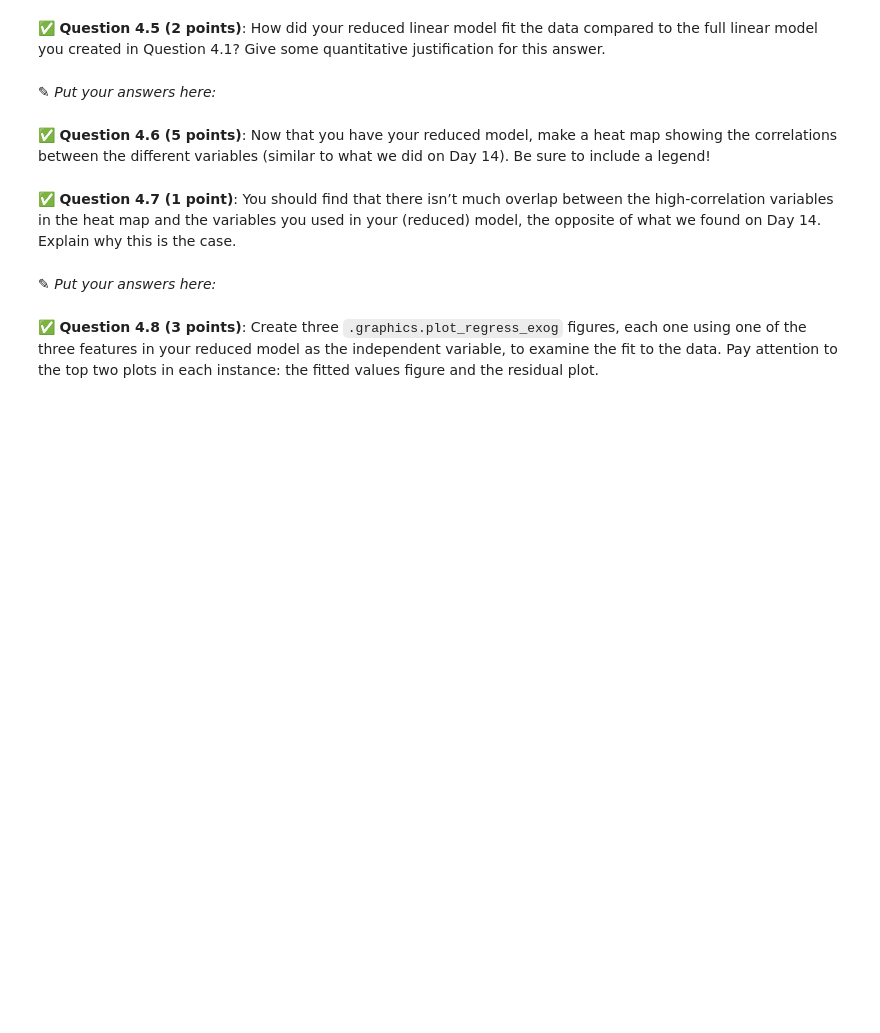
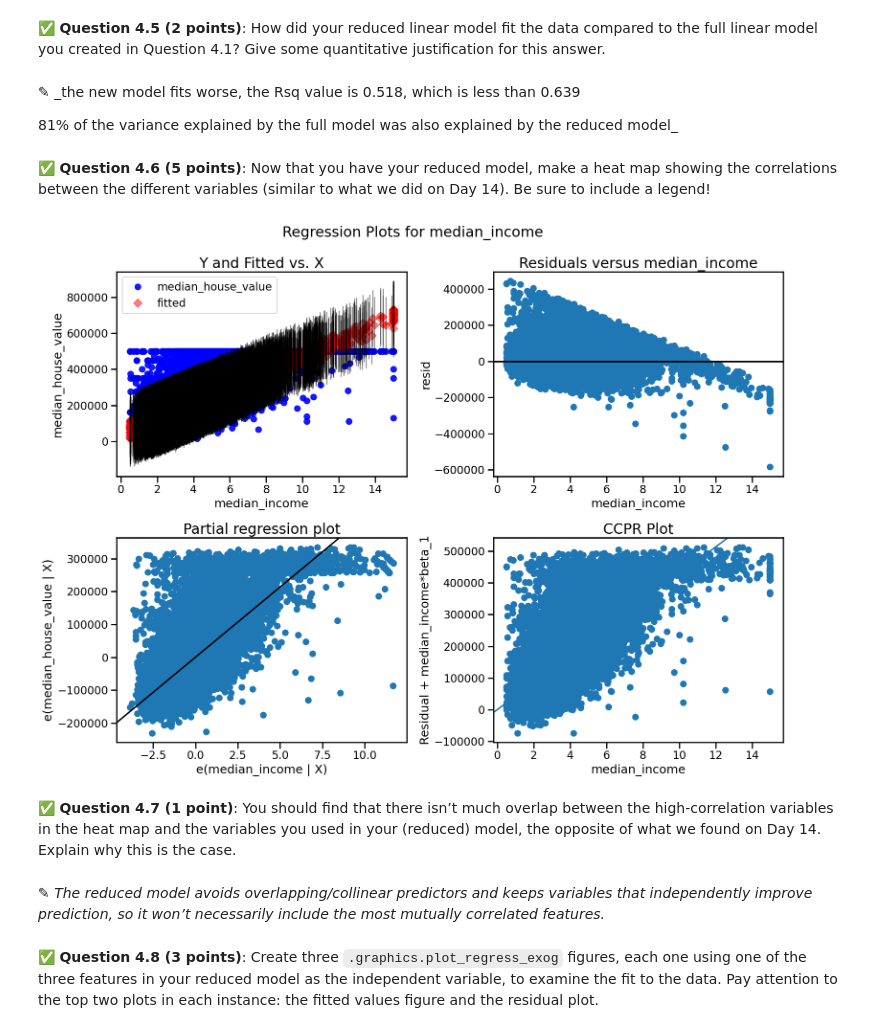
Before and after one commit to eliasel3-hub/CMSE202-f25-turnin, a Jupyter notebook: hw-03/HW-03_Regression-F25-STUDENT.ipynb, the cells around one changed output. Drawn from its saved outputs; the diff is of its cells as text; code cells hidden in the pictures; blank space fills up the shorter version.

```diff
--- a/hw-03/HW-03_Regression-F25-STUDENT.ipynb
+++ b/hw-03/HW-03_Regression-F25-STUDENT.ipynb
@@ -341,0 +340,11 @@ In this part, we will explore multivariable regression on the same California Ho
+# %%
+# Put your code here
+
+y = housing2['median_house_value']
+X = housing2.drop(columns=['median_house_value'])  # all other variables as predictors
+
+X = sm.add_constant(X)
+
+model = sm.OLS(y, X)
+results = model.fit()
+print(results.summary())
@@ -365,0 +392,11 @@ Multicollinearity is a statistical phenomenon where some of the features in a mo
+# %%
+# Put your code here
+
+y = housing2["median_house_value"]
+
+X = housing2[["median_income", "housing_median_age", "latitude"]]
+
+X = sm.add_constant(X)
+
+model_3var = sm.OLS(y, X).fit()
+print(model_3var.summary())
@@ -366,6 +421,8 @@ Multicollinearity is a statistical phenomenon where some of the features in a mo
 # %% [markdown]
 &#9989;  **Question 4.5 (2 points)**: How did your reduced linear model fit the data compared to the full linear model you created in Question 4.1? Give some quantitative justification for this answer.
-# %% [markdown]
-<font size=+3>&#9998;</font> _Put your answers here:_
+# %% [markdown]
+<font size=+3>&#9998;</font> _the new model fits worse, the Rsq value is 0.518, which is less than 0.639
+
+81% of the variance explained by the full model was also explained by the reduced model_
 # %% [markdown]
 &#9989;  **Question 4.6 (5 points)**: Now that you have your reduced model, make a heat map showing the correlations between the different variables (similar to what we did on Day 14). Be sure to include a legend!
@@ -374,6 +429,29 @@ Multicollinearity is a statistical phenomenon where some of the features in a mo
+# %%
+import statsmodels.api as sm
+import statsmodels.api as sm
+from statsmodels.graphics.regressionplots import plot_regress_exog
+import matplotlib.pyplot as plt
+
+# Define y and X for the reduced model
+y = housing2["median_house_value"]
+X = housing2[["median_income", "housing_median_age", "latitude"]]
+
+# Add constant
+X = sm.add_constant(X)
+
+# Fit model
+model_3 = sm.OLS(y, X).fit()
+
+# Plot regression diagnostics for median_income
+fig = plt.figure(figsize=(16, 12))
+plot_regress_exog(model_3, "median_income",fig=fig)
+
+plt.show()
+# %% [output]
+[figure, added]
 # %% [markdown]
 &#9989;  **Question 4.7 (1 point)**: You should find that there isn’t much overlap between the high-correlation variables in the heat map and the variables you used in your (reduced)  model, the opposite of what we found on Day 14. Explain why this is the case.
-# %% [markdown]
-<font size=+3>&#9998;</font> _Put your answers here:_
+# %% [markdown]
+<font size=+3>&#9998;</font> _The reduced model avoids overlapping/collinear predictors and keeps variables that independently improve prediction, so it won’t necessarily include the most mutually correlated features._
 # %% [markdown]
 &#9989;  **Question 4.8 (3 points)**: Create three `.graphics.plot_regress_exog` figures, each one using one of the three features in your reduced model as the independent variable, to examine the fit to the data. Pay attention to the top two plots in each instance: the fitted values figure and the residual plot.
```
Also changed, not shown: parts of 22 cells of this notebook, 1 other file.
